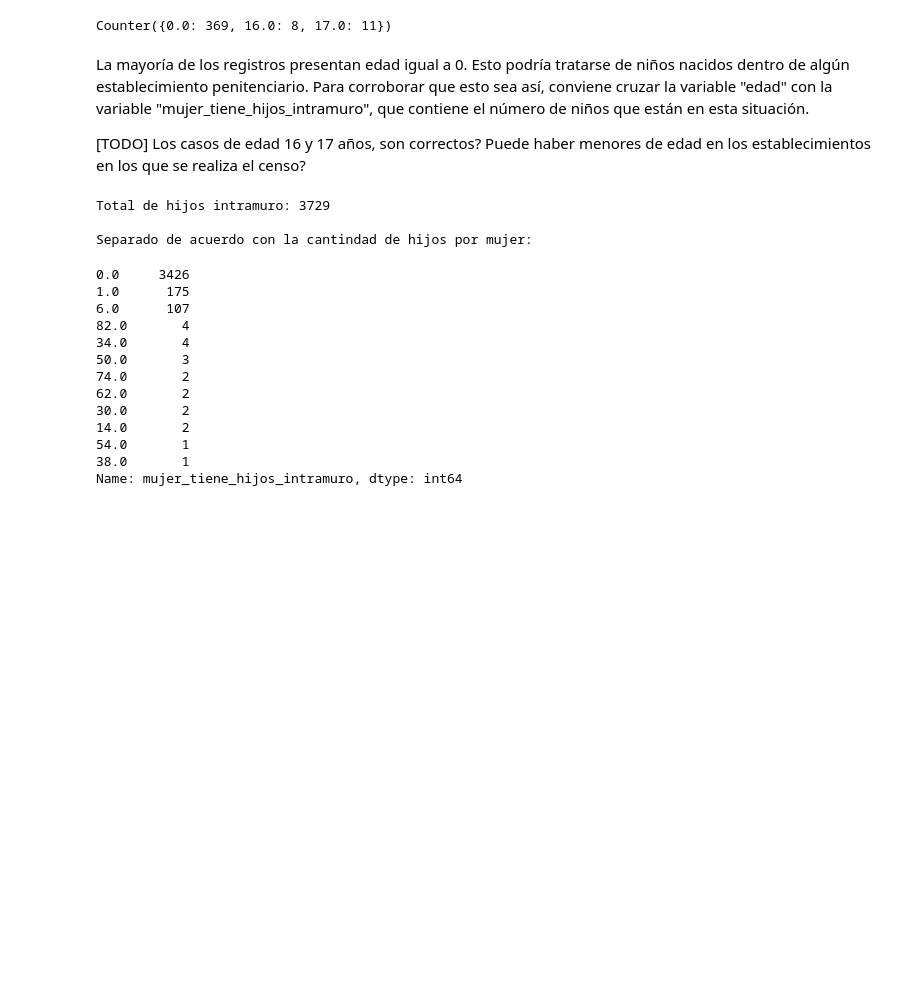
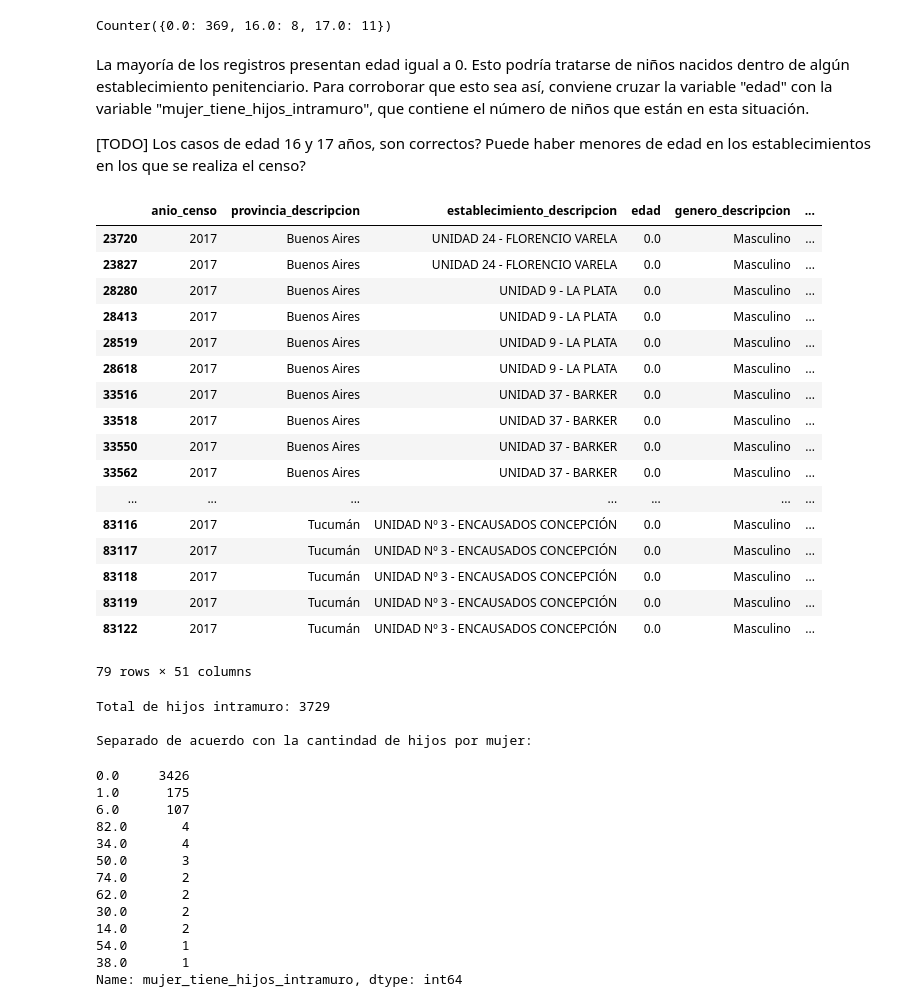
Before and after one commit to nahuelalmeira/poblacionPenal, a Jupyter notebook: VisualizacionYAnalisis/DiploDatos_PoblacionPenitenciariaArgentina_VyA.ipynb, the cells around one changed output. Drawn from its saved outputs; the diff is of its cells as text; code cells hidden in the pictures; blank space fills up the shorter version.

```diff
--- a/VisualizacionYAnalisis/DiploDatos_PoblacionPenitenciariaArgentina_VyA.ipynb
+++ b/VisualizacionYAnalisis/DiploDatos_PoblacionPenitenciariaArgentina_VyA.ipynb
@@ -364,6 +378,29 @@ Counter({0.0: 369, 16.0: 8, 17.0: 11})
 La mayoría de los registros presentan edad igual a 0. Esto podría tratarse de niños nacidos dentro de algún establecimiento penitenciario. Para corroborar que esto sea así, conviene cruzar la variable "edad" con la variable "mujer_tiene_hijos_intramuro", que contiene el número de niños que están en esta situación.
 
 [TODO] Los casos de edad 16 y 17 años, son correctos? Puede haber menores de edad en los establecimientos en los que se realiza el censo?
+# %%
+test = data_edad[data_edad['edad']==0]
+test
+#test[test['nivel_instruccion_descripcion'].notnull()]#& ~data_edad['nivel_instruccion_descripcion'].notnull()]
+# %% [output]
+|  | anio_censo | provincia_descripcion | establecimiento_descripcion | edad | genero_descripcion | ... |
+| 23720 | 2017 | Buenos Aires | UNIDAD 24 - FLORENCIO VARELA | 0.0 | Masculino | ... |
+| 23827 | 2017 | Buenos Aires | UNIDAD 24 - FLORENCIO VARELA | 0.0 | Masculino | ... |
+| 28280 | 2017 | Buenos Aires | UNIDAD 9 - LA PLATA | 0.0 | Masculino | ... |
+| 28413 | 2017 | Buenos Aires | UNIDAD 9 - LA PLATA | 0.0 | Masculino | ... |
+| 28519 | 2017 | Buenos Aires | UNIDAD 9 - LA PLATA | 0.0 | Masculino | ... |
+| 28618 | 2017 | Buenos Aires | UNIDAD 9 - LA PLATA | 0.0 | Masculino | ... |
+| 33516 | 2017 | Buenos Aires | UNIDAD 37 - BARKER | 0.0 | Masculino | ... |
+| 33518 | 2017 | Buenos Aires | UNIDAD 37 - BARKER | 0.0 | Masculino | ... |
+| 33550 | 2017 | Buenos Aires | UNIDAD 37 - BARKER | 0.0 | Masculino | ... |
+| 33562 | 2017 | Buenos Aires | UNIDAD 37 - BARKER | 0.0 | Masculino | ... |
+| ... | ... | ... | ... | ... | ... | ... |
+| 83116 | 2017 | Tucumán | UNIDAD Nº 3 - ENCAUSADOS CONCEPCIÓN | 0.0 | Masculino | ... |
+| 83117 | 2017 | Tucumán | UNIDAD Nº 3 - ENCAUSADOS CONCEPCIÓN | 0.0 | Masculino | ... |
+| 83118 | 2017 | Tucumán | UNIDAD Nº 3 - ENCAUSADOS CONCEPCIÓN | 0.0 | Masculino | ... |
+| 83119 | 2017 | Tucumán | UNIDAD Nº 3 - ENCAUSADOS CONCEPCIÓN | 0.0 | Masculino | ... |
+| 83122 | 2017 | Tucumán | UNIDAD Nº 3 - ENCAUSADOS CONCEPCIÓN | 0.0 | Masculino | ... |
+79 rows × 51 columns
 # %%
 data = data_raw.dropna(subset=['mujer_tiene_hijos_intramuro', 'edad'])
 print('Total de hijos intramuro:', data['mujer_tiene_hijos_intramuro'].count())
```
Also changed, not shown: parts of 11 cells of this notebook, 7 other files.
